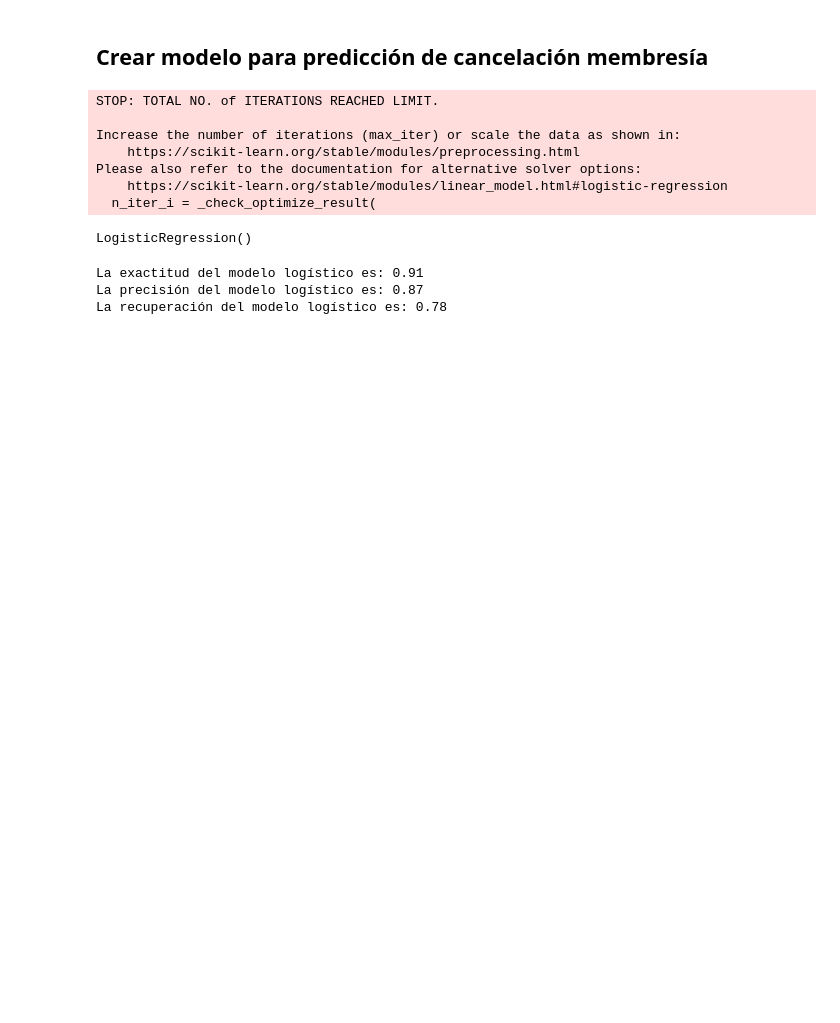
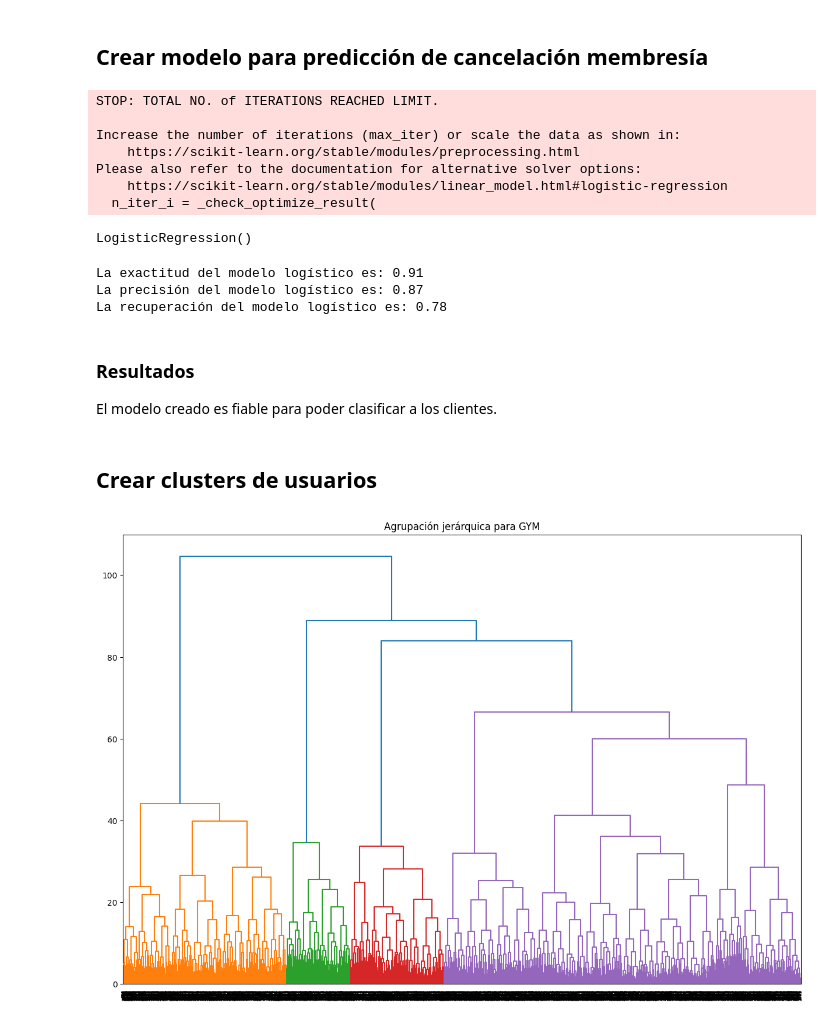
Before and after one commit to PaulaRodArias/13_Proyecto_final, a Jupyter notebook: proyecto13.ipynb, the cells around one changed output. Saved outputs shown, nothing was run; the diff lists cells and outputs as text; code cells hidden in the pictures; blank space fills up the shorter version.

```diff
--- a/proyecto13.ipynb
+++ b/proyecto13.ipynb
@@ -188,3 +213,25 @@ print('La recuperación del modelo logístico es: {:.2f}'.format(rl_recall))
 La exactitud del modelo logístico es: 0.91
 La precisión del modelo logístico es: 0.87
 La recuperación del modelo logístico es: 0.78
+# %% [markdown]
+### Resultados
+El modelo creado es fiable para poder clasificar a los clientes.
+# %% [markdown]
+## Crear clusters de usuarios
+# %%
+ #Estandarizar datos
+sc = StandardScaler()
+# %%
+#Entrenar modelo con datos estandarizados
+modelo_rl_sc = sc.fit_transform(valores)
+# %%
+#Calcular matriz de distancias
+linked = linkage(modelo_rl_sc, method = 'ward')
+# %%
+#Visualizar dendograma
+plt.figure(figsize=(15, 10))
+dendrogram(linked, orientation='top')
+plt.title('Agrupación jerárquica para GYM')
+plt.show()
+# %% [output]
+[figure, added]
```
Also changed, not shown: parts of 17 cells of this notebook, 1 other file.
